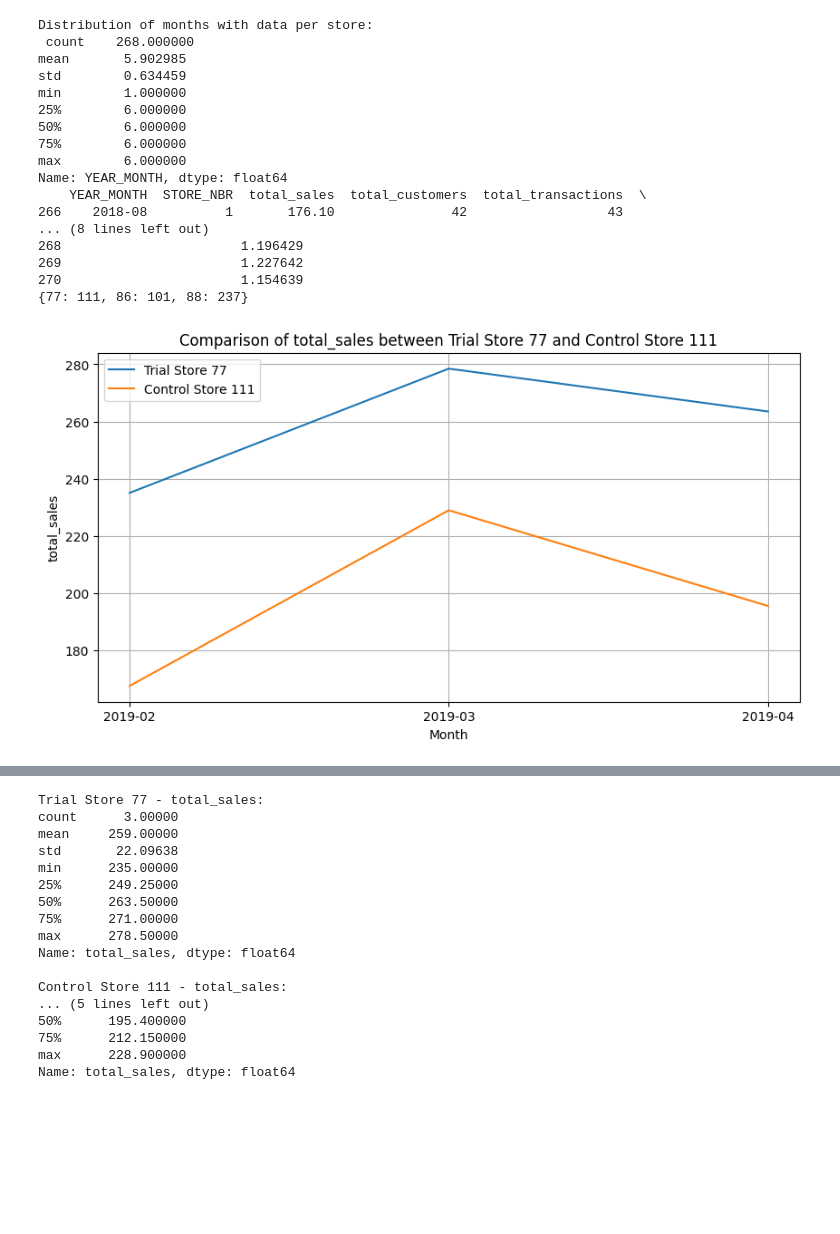
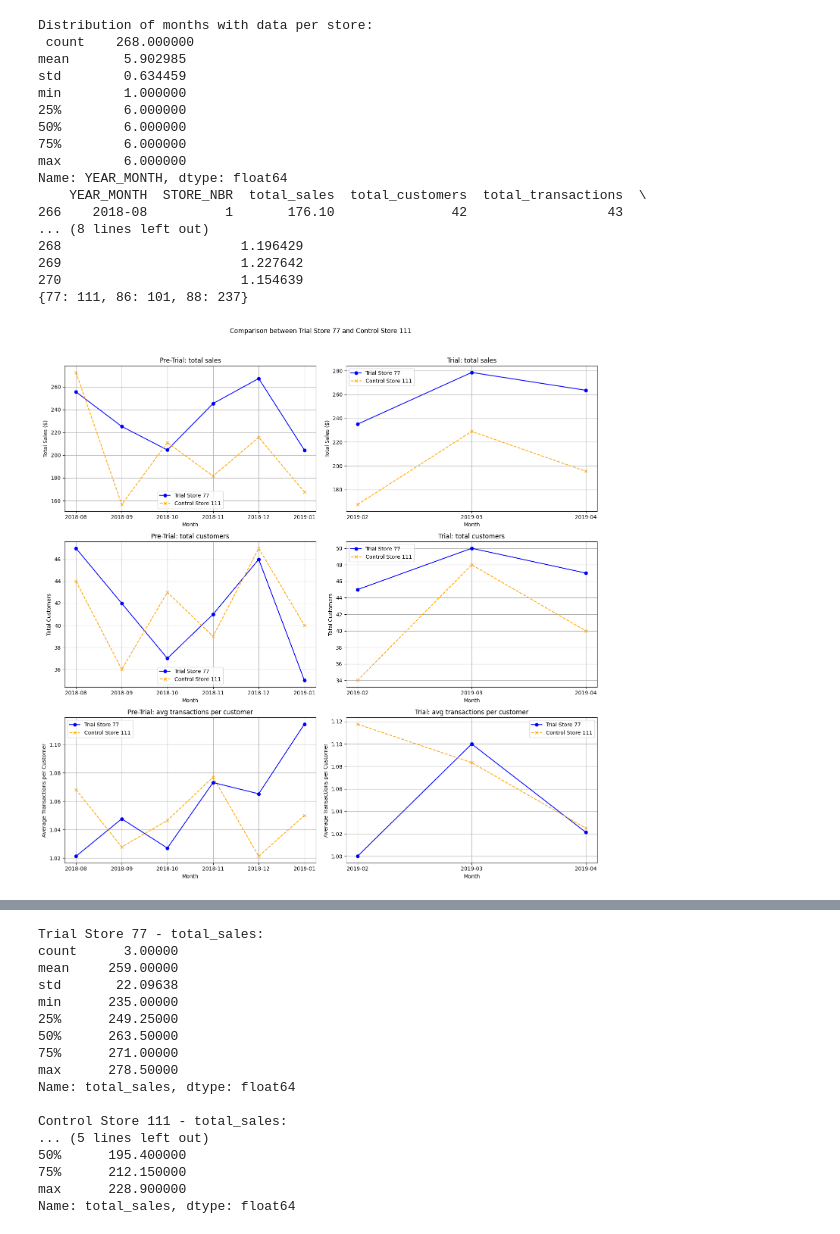
Before and after one commit to jd-silva/quantium-retail-analysis, a Jupyter notebook: store_analysis.ipynb, the cells around one changed output, grey strips where cells are left out. Saved outputs shown, nothing was run; the diff lists cells and outputs as text; code cells hidden in the pictures; blank space fills up the shorter version.

Commit message:
Added pre trial graphs next to trial graphs with improved visualization

```diff
--- a/store_analysis.ipynb
+++ b/store_analysis.ipynb
@@ -103,6 +103,52 @@ trial_period_end = '2019-04'
 trial_period = monthly_data[(monthly_data['YEAR_MONTH'] >= trial_period_start) &
                             (monthly_data['YEAR_MONTH'] <= trial_period_end)]
 
+def compare_stores_pre_and_trial(trial_store, control_store):
+    metrics = {
+        'total_sales': 'Total Sales ($)',
+        'total_customers': 'Total Customers',
+        'avg_transactions_per_customer': 'Average Transactions per Customer'
+    }
+
+    fig, axs = plt.subplots(3, 2, figsize=(15, 15))
+    fig.suptitle(f'Comparison between Trial Store {trial_store} and Control Store {control_store}')
+
+    for (metric, ylabel), ax in zip(metrics.items(), axs):
+        # Pre-trial data
+        pre_trial_data_trial = pre_trial_period[pre_trial_period['STORE_NBR'] == trial_store].set_index('YEAR_MONTH')[metric]
+        pre_trial_data_control = pre_trial_period[pre_trial_period['STORE_NBR'] == control_store].set_index('YEAR_MONTH')[metric]
+        pre_trial_data_trial.index = pre_trial_data_trial.index.astype(str)
+        pre_trial_data_control.index = pre_trial_data_control.index.astype(str)
+
+        ax[0].plot(pre_trial_data_trial.index, pre_trial_data_trial.values, label=f'Trial Store {trial_store}', marker='o', linestyle='-', color='blue')
+        ax[0].plot(pre_trial_data_control.index, pre_trial_data_control.values, label=f'Control Store {control_store}', marker='x', linestyle='--', color='orange')
+        ax[0].set_title(f'Pre-Trial: {metric.replace("_", " ")}')
+        ax[0].set_xlabel('Month')
+        ax[0].set_ylabel(ylabel)
+        ax[0].legend()
+        ax[0].grid(True)
+
+        # Trial data
+        trial_data_trial = trial_period[trial_period['STORE_NBR'] == trial_store].set_index('YEAR_MONTH')[metric]
+        trial_data_control = trial_period[trial_period['STORE_NBR'] == control_store].set_index('YEAR_MONTH')[metric]
+        trial_data_trial.index = trial_data_trial.index.astype(str)
+        trial_data_control.index = trial_data_control.index.astype(str)
+
+        ax[1].plot(trial_data_trial.index, trial_data_trial.values, label=f'Trial Store {trial_store}', marker='o', linestyle='-', color='blue')
+        ax[1].plot(trial_data_control.index, trial_data_control.values, label=f'Control Store {control_store}', marker='x', linestyle='--', color='orange')
+        ax[1].set_title(f'Trial: {metric.replace("_", " ")}')
+        ax[1].set_xlabel('Month')
+        ax[1].set_ylabel(ylabel)
+        ax[1].legend()
+        ax[1].grid(True)
+
+    plt.tight_layout(rect=[0, 0, 1, 0.96])
+    plt.show()
+
+# Compare pre-trial and trial periods for each trial-control store pair
+for trial_store, control_store in control_stores.items():
+    compare_stores_pre_and_trial(trial_store, control_store)
+
 def compare_stores(trial_store, control_store, metric):
     trial_data = trial_period[trial_period['STORE_NBR'] == trial_store].set_index('YEAR_MONTH')[metric]
     control_data = trial_period[trial_period['STORE_NBR'] == control_store].set_index('YEAR_MONTH')[metric]
@@ -122,31 +168,31 @@ def compare_stores(trial_store, control_store, metric):
     plt.grid(True)
     plt.show()
 
     # Print summary statistics for the trial period
     print(f"Trial Store {trial_store} - {metric}:\n{trial_data.describe()}\n")
     print(f"Control Store {control_store} - {metric}:\n{control_data.describe()}\n")
 
 # Compare total sales, total customers, and average transactions per customer for each trial-control store pair
 for trial_store, control_store in control_stores.items():
     compare_stores(trial_store, control_store, 'total_sales')
     compare_stores(trial_store, control_store, 'total_customers')
     compare_stores(trial_store, control_store, 'avg_transactions_per_customer')
 # %% [output]
 Distribution of months with data per store:
  count    268.000000
 mean       5.902985
 std        0.634459
 min        1.000000
 25%        6.000000
 50%        6.000000
 75%        6.000000
 max        6.000000
 Name: YEAR_MONTH, dtype: float64
     YEAR_MONTH  STORE_NBR  total_sales  total_customers  total_transactions  \
 266    2018-08          1       176.10               42                  43
 ... (8 lines left out)
 268                       1.196429
 269                       1.227642
 270                       1.154639
 {77: 111, 86: 101, 88: 237}
-[figure, old version]
+[figure, new version]
```
Also changed, not shown: parts of 1 cell of this notebook.
